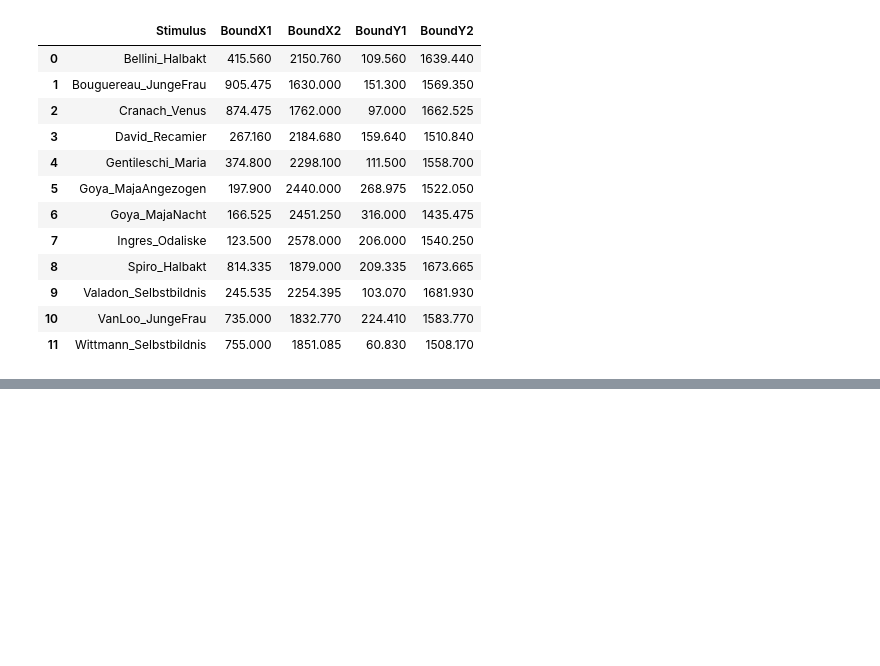
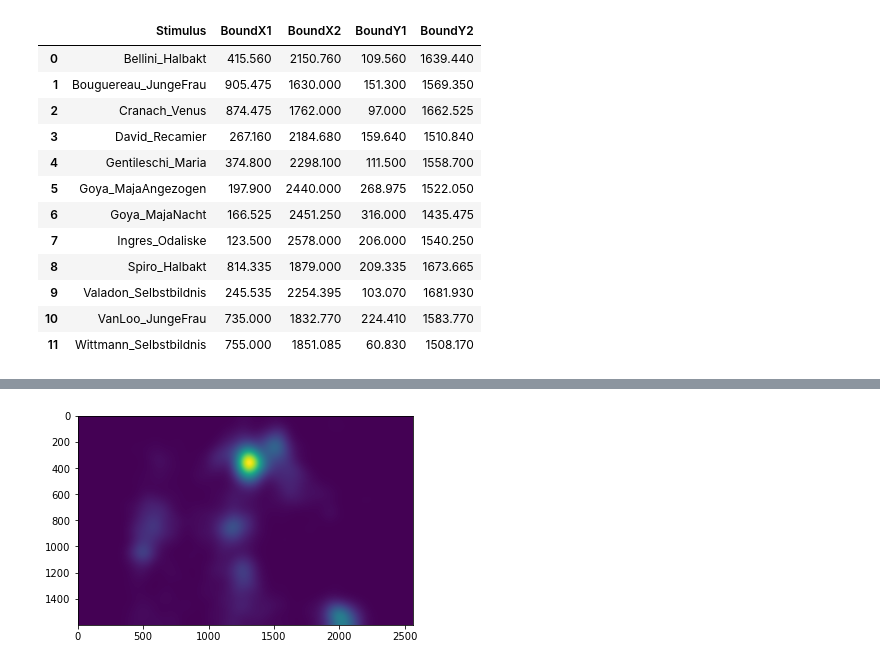
Before and after one commit to jozsarato/PyEyeSim, a Jupyter notebook: PyEyeSimDemo.ipynb, the cells around one changed output, grey strips where cells are left out. Saved outputs shown, nothing was run; the diff lists cells and outputs as text; code cells hidden in the pictures; blank space fills up the shorter version.

Commit message:
Saliency map visualization

```diff
--- a/PyEyeSimDemo.ipynb
+++ b/PyEyeSimDemo.ipynb
@@ -33,6 +33,9 @@ for development: changes should load automatically
 Filepath='/Users/jarato/Documents/EyeTracking/MemoryStudyFix.csv'
 
 Filepath='/Volumes/GoogleDrive/My Drive/Vienna/CreaLab/GenderProject/GenderIIFemalePaint.csv'
+
+sizeX=2560
+sizeY=1600
 # %%
 fixData=pd.read_csv(Filepath)
 fixData
@@ -93,0 +155,4 @@ Bounds
+# %%
+Smap=pysim.SaliencyMap(fixData,'Bellini_Halbakt',sizeX,sizeY,StimName='Painting',SD=50,Vis=1)
+# %% [output]
+[figure, added]
```
Also changed, not shown: parts of 8 cells of this notebook, 1 other file.
